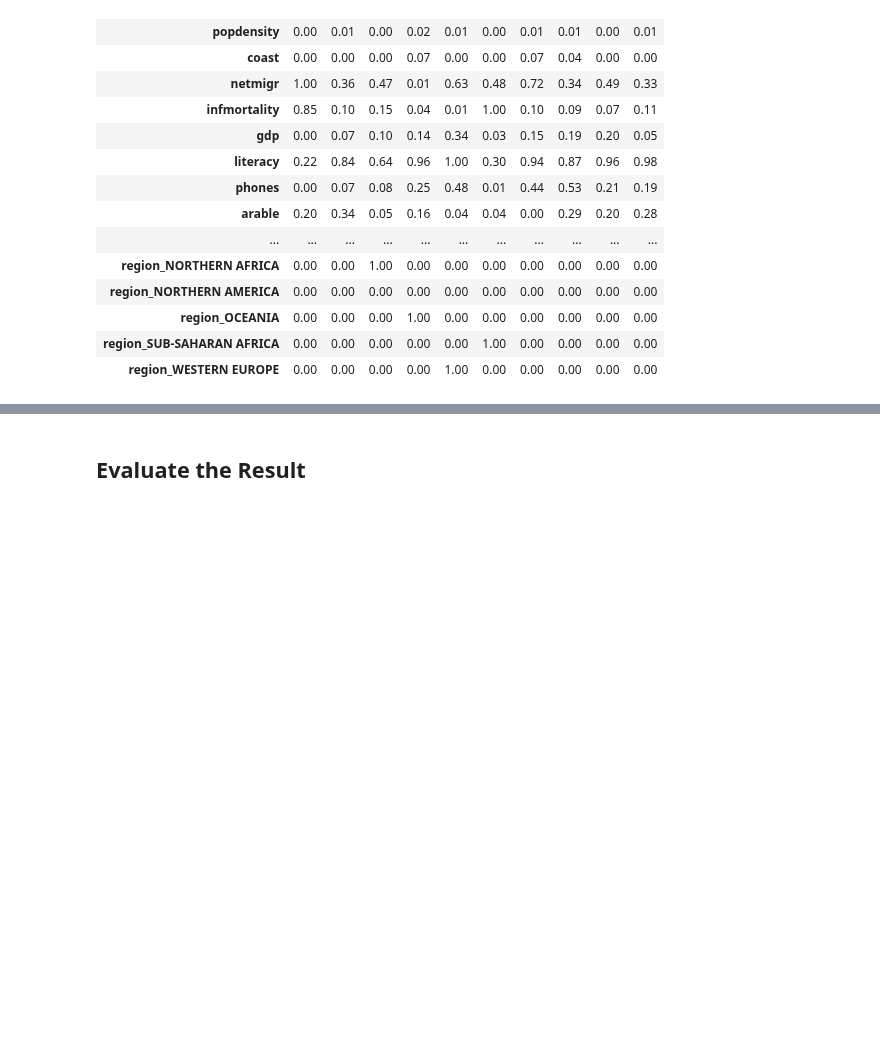
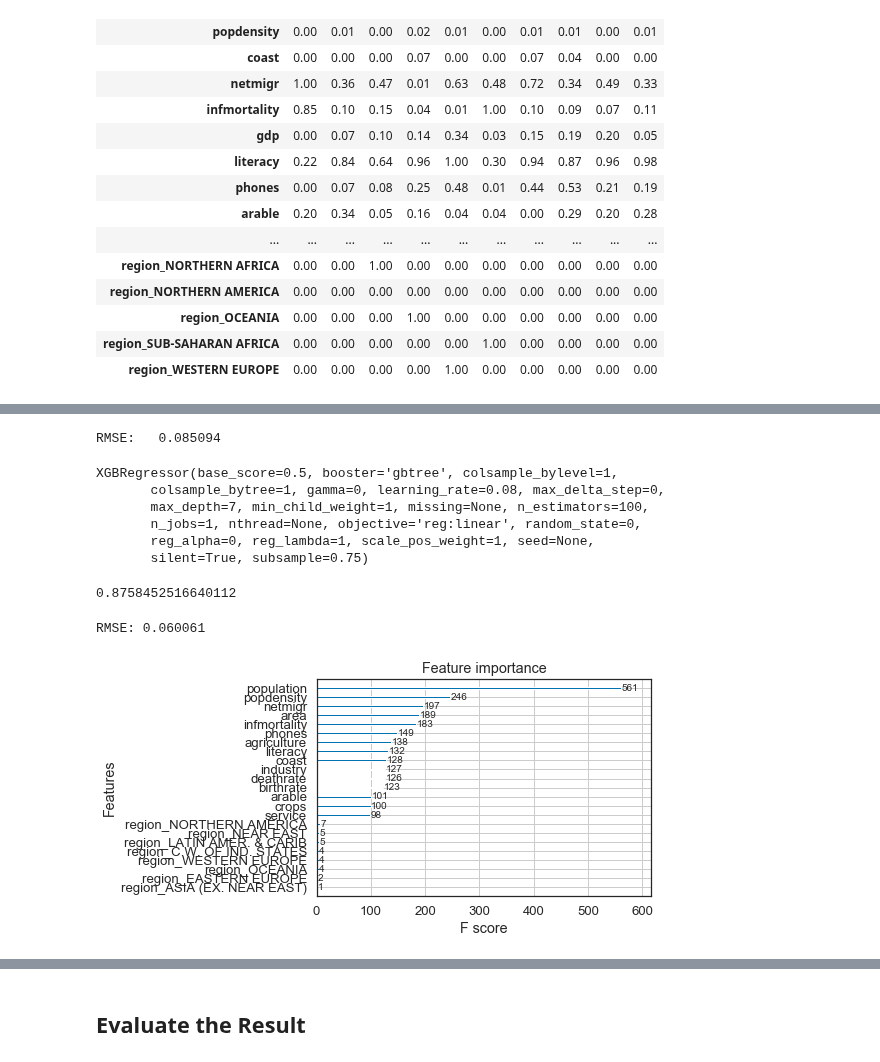
Before and after one commit to ksatola/Countries-of-the-World, a Jupyter notebook: workbook.ipynb, the cells around one changed output, grey strips where cells are left out. Drawn from its saved outputs; the diff is of its cells as text; code cells hidden in the pictures; blank space fills up the shorter version.

```diff
--- a/workbook.ipynb
+++ b/workbook.ipynb
@@ -1082,0 +1133,6 @@ X.head(10).T
+# %%
+# Train a simple linear regression model
+model = LinearRegression()
+# %%
+model.fit(X_train, y_train)
+print(model.predict(X_test))
@@ -1082,0 +1153,41 @@ X.head(10).T
+# %%
+# Calculate the Root Mean Squared Error
+print("RMSE: {:10,.6f}".format(math.sqrt(np.mean((model.predict(X_test) - y_test) ** 2))))
+# %% [output]
+RMSE:   0.085094
+# %%
+# Does XGboost algorithm get better results?
+
+#data_dmatrix = xgb.DMatrix(data=X_train, label=y_train)
+
+model2 = xgb.XGBRegressor(n_estimators=100,
+                           learning_rate=0.08,
+                           gamma=0,
+                           subsample=0.75,
+                           colsample_bytree=1,
+                           max_depth=7)
+# %%
+model2.fit(X_train, y_train)
+# %% [output]
+XGBRegressor(base_score=0.5, booster='gbtree', colsample_bylevel=1,
+       colsample_bytree=1, gamma=0, learning_rate=0.08, max_delta_step=0,
+       max_depth=7, min_child_weight=1, missing=None, n_estimators=100,
+       n_jobs=1, nthread=None, objective='reg:linear', random_state=0,
+       reg_alpha=0, reg_lambda=1, scale_pos_weight=1, seed=None,
+       silent=True, subsample=0.75)
+# %%
+predictions = model2.predict(X_test)
+print(explained_variance_score(predictions, y_test))
+# %% [output]
+0.8758452516640112
+# %%
+rmse = np.sqrt(mean_squared_error(y_test, predictions))
+print("RMSE: %f" % (rmse))
+# %% [output]
+RMSE: 0.060061
+# %%
+xgb.plot_importance(model2)
+plt.rcParams['figure.figsize'] = [5, 5]
+plt.show()
+# %% [output]
+[figure, added]
```
Also changed, not shown: parts of 11 cells of this notebook.
